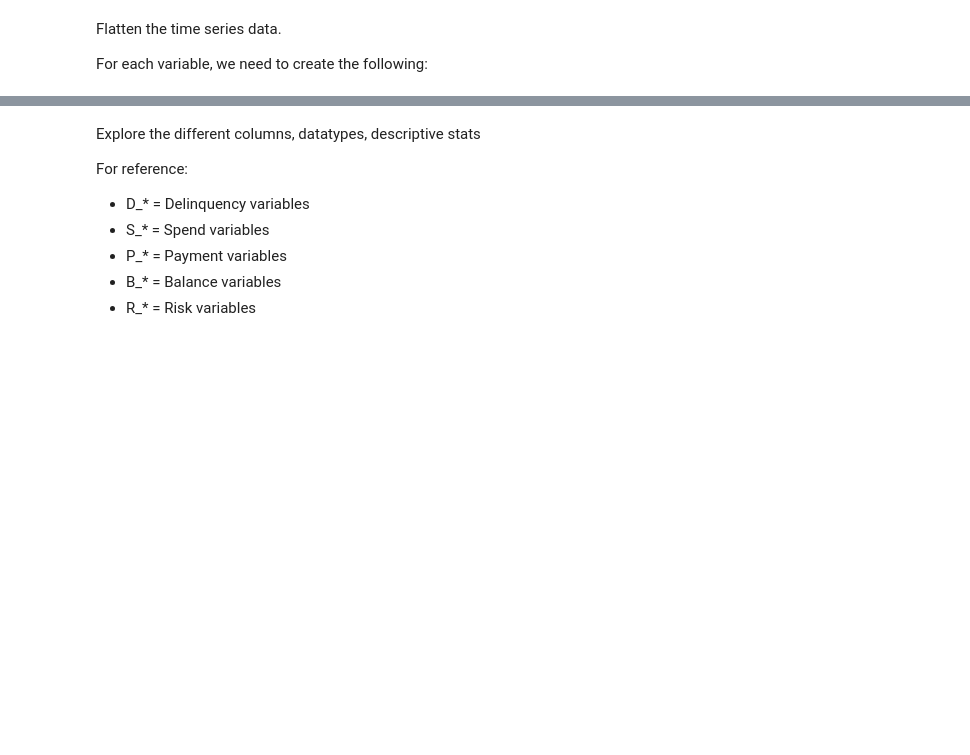
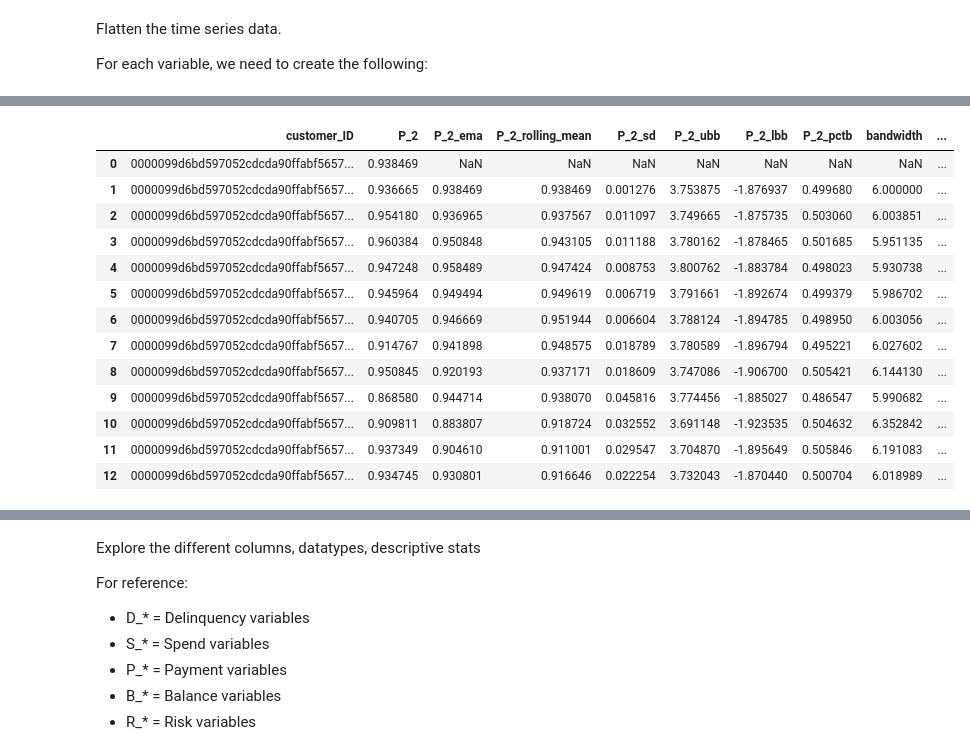
Before and after one commit to We-Need-More-RAM/amex_default_prediction, a Jupyter notebook: notebooks/maggie/wrangle.ipynb, the cells around one changed output, grey strips where cells are left out. Saved outputs shown, nothing was run; the diff lists cells and outputs as text; code cells hidden in the pictures; blank space fills up the shorter version.

```diff
--- a/notebooks/maggie/wrangle.ipynb
+++ b/notebooks/maggie/wrangle.ipynb
@@ -38,3 +41,8 @@ y_df.target.value_counts(normalize=True)
 Flatten the time series data.
 
 For each variable, we need to create the following:
+# %%
+X_df.reset_index(drop=True).set_index(['S_2'])
+
+sample = X_df[X_df.customer_ID == X_df.customer_ID[0]][['customer_ID','P_2']]
+sample
@@ -40,0 +73,39 @@ For each variable, we need to create the following:
+# %%
+# those where I will need to take the last available value. The "most recent" value
+sample['P_2_ema'] = sample[['P_2']].ewm(alpha=.8, min_periods=1, adjust=True).mean().shift(periods=1)
+
+# rolling standard deviation
+sample['P_2_std'] = sample[['P_2']].rolling(window=12, min_periods=1, closed='left').mean()
+
+# compute upper and lower bands, with a weight of 3
+k = 3
+sample['P_2_ubb'] = sample.P_2_ema + k*sample.P_2_std
+sample['P_2_lbb'] = sample.P_2_ema - k*sample.P_2_std
+
+# compute %b and bandwidth
+sample['P_2_pctb'] = (sample.P_2 - sample.P_2_lbb) / (sample.P_2_ubb - sample.P_2_lbb)
+sample['bandwidth'] = (sample.P_2_ubb - sample.P_2_lbb) / sample.P_2_ema
+
+# rolling difference
+n_steps = 2
+def diff(sample):
+    return sample.iloc[-1] - sample.iloc[0]
+
+sample['P_2_delta'] = sample['P_2'].rolling(window=n_steps).apply(diff)
+
+sample
+# %% [output]
+|  | customer_ID | P_2 | P_2_ema | P_2_rolling_mean | P_2_sd | P_2_ubb | P_2_lbb | P_2_pctb | bandwidth | ... |
+| 0 | 0000099d6bd597052cdcda90ffabf5657... | 0.938469 | NaN | NaN | NaN | NaN | NaN | NaN | NaN | ... |
+| 1 | 0000099d6bd597052cdcda90ffabf5657... | 0.936665 | 0.938469 | 0.938469 | 0.001276 | 3.753875 | -1.876937 | 0.499680 | 6.000000 | ... |
+| 2 | 0000099d6bd597052cdcda90ffabf5657... | 0.954180 | 0.936965 | 0.937567 | 0.011097 | 3.749665 | -1.875735 | 0.503060 | 6.003851 | ... |
+| 3 | 0000099d6bd597052cdcda90ffabf5657... | 0.960384 | 0.950848 | 0.943105 | 0.011188 | 3.780162 | -1.878465 | 0.501685 | 5.951135 | ... |
+| 4 | 0000099d6bd597052cdcda90ffabf5657... | 0.947248 | 0.958489 | 0.947424 | 0.008753 | 3.800762 | -1.883784 | 0.498023 | 5.930738 | ... |
+| 5 | 0000099d6bd597052cdcda90ffabf5657... | 0.945964 | 0.949494 | 0.949619 | 0.006719 | 3.791661 | -1.892674 | 0.499379 | 5.986702 | ... |
+| 6 | 0000099d6bd597052cdcda90ffabf5657... | 0.940705 | 0.946669 | 0.951944 | 0.006604 | 3.788124 | -1.894785 | 0.498950 | 6.003056 | ... |
+| 7 | 0000099d6bd597052cdcda90ffabf5657... | 0.914767 | 0.941898 | 0.948575 | 0.018789 | 3.780589 | -1.896794 | 0.495221 | 6.027602 | ... |
+| 8 | 0000099d6bd597052cdcda90ffabf5657... | 0.950845 | 0.920193 | 0.937171 | 0.018609 | 3.747086 | -1.906700 | 0.505421 | 6.144130 | ... |
+| 9 | 0000099d6bd597052cdcda90ffabf5657... | 0.868580 | 0.944714 | 0.938070 | 0.045816 | 3.774456 | -1.885027 | 0.486547 | 5.990682 | ... |
+| 10 | 0000099d6bd597052cdcda90ffabf5657... | 0.909811 | 0.883807 | 0.918724 | 0.032552 | 3.691148 | -1.923535 | 0.504632 | 6.352842 | ... |
+| 11 | 0000099d6bd597052cdcda90ffabf5657... | 0.937349 | 0.904610 | 0.911001 | 0.029547 | 3.704870 | -1.895649 | 0.505846 | 6.191083 | ... |
+| 12 | 0000099d6bd597052cdcda90ffabf5657... | 0.934745 | 0.930801 | 0.916646 | 0.022254 | 3.732043 | -1.870440 | 0.500704 | 6.018989 | ... |
```
Also changed, not shown: parts of 11 cells of this notebook.
